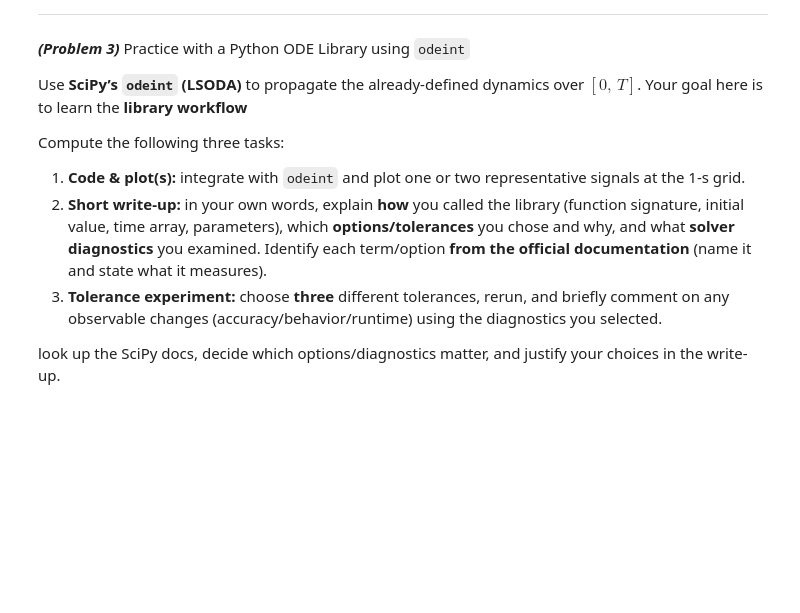
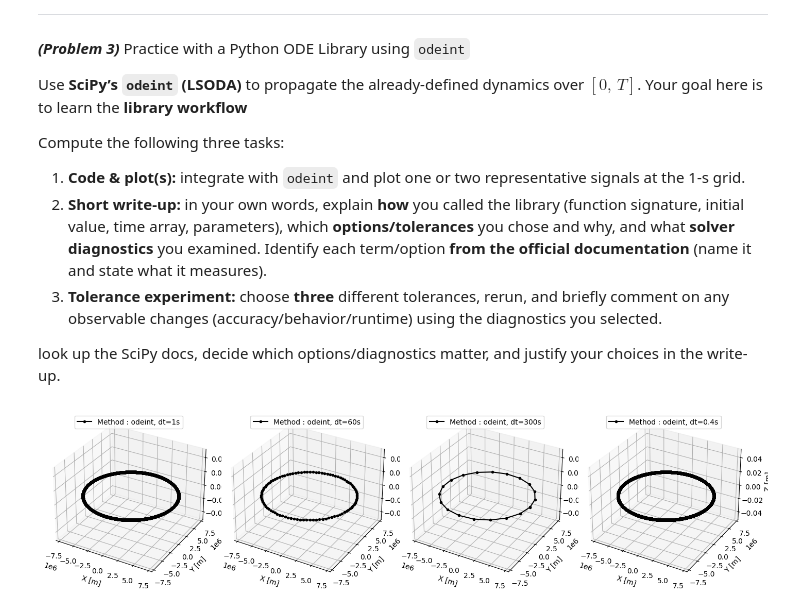
Before and after one commit to imrealhelper/Linear-Algebra, a Jupyter notebook: ase3001_exercises_numerical_simulation.ipynb, the cells around one changed output. Saved outputs shown, nothing was run; the diff lists cells and outputs as text; code cells hidden in the pictures; blank space fills up the shorter version.

```diff
--- a/ase3001_exercises_numerical_simulation.ipynb
+++ b/ase3001_exercises_numerical_simulation.ipynb
@@ -238,7 +238,7 @@ def Omega(w):
 
 ############your code here############
 
-def der_x(x):
+def der_x(x,t = None):
   r = x[:3]
   v = x[3:6]
   q = x[6:10]
@@ -418,0 +413,23 @@ from scipy.integrate import odeint
+# %%
+from scipy.integrate import odeint
+fig, axes = plt.subplots(1, len(dts),
+                         subplot_kw={'projection': '3d'},
+                         figsize=(14, 8))
+
+###### your code here ######
+for j, dt in enumerate(dts):
+  ax = axes[j]
+  t = np.linspace(0, T, int(T/dt)+1)
+  X = odeint(der_x, x0, t)
+  x, y, z = X[:, 0], X[:, 1], X[:, 2]
+  ax.plot(x, y, z, 'k.-', label=f"Method : odeint, dt={dt}s")
+  ax.legend(loc='upper center', frameon=True)
+
+  ax.set_xlabel("X [m]")
+  ax.set_ylabel("Y [m]")
+  ax.set_zlabel("Z [m]")
+plt.tight_layout()
+plt.show()
+##IDONTKNOW EVERYTHING
+# %% [output]
+[figure, added]
```
Also changed, not shown: parts of 2 cells of this notebook.
